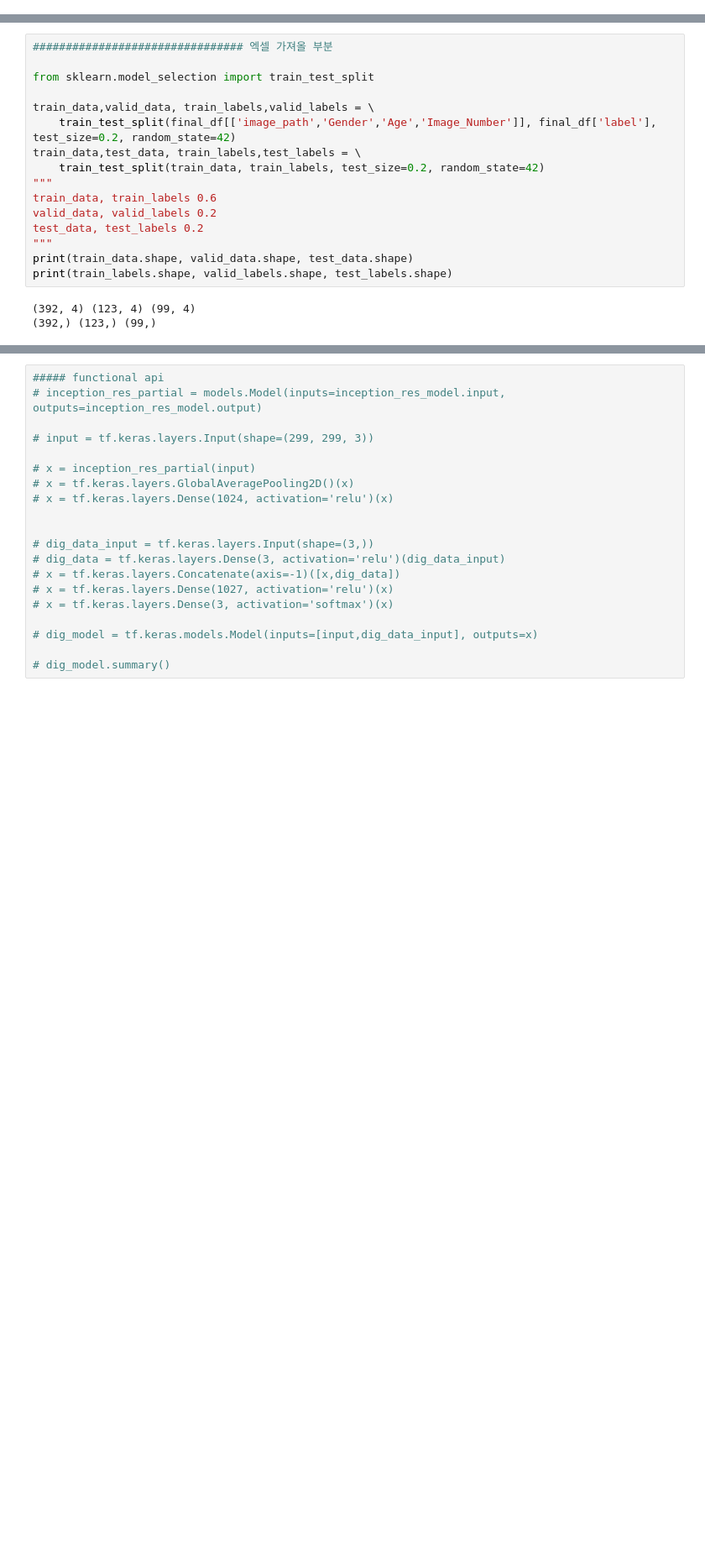
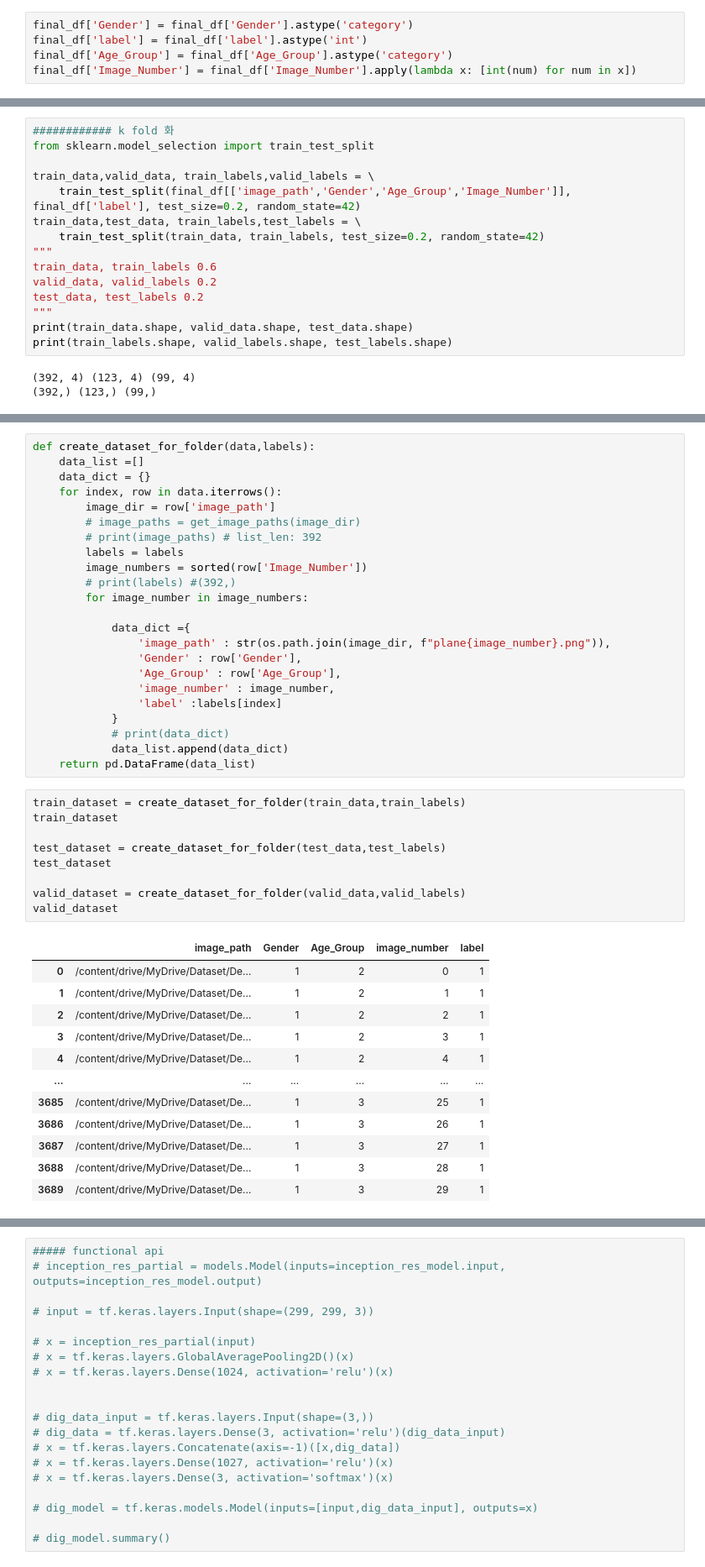
Before and after one commit to Dementia-Diagnosis-Project/memoria_AI, a Jupyter notebook: dementia_implementation.ipynb, the cells around one changed output, grey strips where cells are left out. Shown at 84% size. Cells and saved outputs as stored; diff of their text form; blank space fills up the shorter version.

```diff
--- a/dementia_implementation.ipynb
+++ b/dementia_implementation.ipynb
@@ -177 +209,6 @@ len(final_df[(final_df['Gender']== 1) & (final_df['label']==0)])
+# %%
+final_df['Gender'] = final_df['Gender'].astype('category')
+final_df['label'] = final_df['label'].astype('int')
+final_df['Age_Group'] = final_df['Age_Group'].astype('category')
+final_df['Image_Number'] = final_df['Image_Number'].apply(lambda x: [int(num) for num in x])
 # %%
@@ -232,10 +242,9 @@ memory usage: 24.1+ KB
 # %%
-################################ 엑셀 가져올 부분
-
+############ k fold 화
 from sklearn.model_selection import train_test_split
 
 train_data,valid_data, train_labels,valid_labels = \
-    train_test_split(final_df[['image_path','Gender','Age','Image_Number']], final_df['label'], test_size=0.2, random_state=42)
+    train_test_split(final_df[['image_path','Gender','Age_Group','Image_Number']], final_df['label'], test_size=0.2, random_state=42)
 train_data,test_data, train_labels,test_labels = \
     train_test_split(train_data, train_labels, test_size=0.2, random_state=42)
 """
@@ -254,0 +338,45 @@ print(type(train_data.iloc[0,0]))
+# %%
+def create_dataset_for_folder(data,labels):
+    data_list =[]
+    data_dict = {}
+    for index, row in data.iterrows():
+        image_dir = row['image_path']
+        # image_paths = get_image_paths(image_dir)
+        # print(image_paths) # list_len: 392
+        labels = labels
+        image_numbers = sorted(row['Image_Number'])
+        # print(labels) #(392,)
+        for image_number in image_numbers:
+
+            data_dict ={
+                'image_path' : str(os.path.join(image_dir, f"plane{image_number}.png")),
+                'Gender' : row['Gender'],
+                'Age_Group' : row['Age_Group'],
+                'image_number' : image_number,
+                'label' :labels[index]
+            }
+            # print(data_dict)
+            data_list.append(data_dict)
+    return pd.DataFrame(data_list)
+# %%
+train_dataset = create_dataset_for_folder(train_data,train_labels)
+train_dataset
+
+test_dataset = create_dataset_for_folder(test_data,test_labels)
+test_dataset
+
+valid_dataset = create_dataset_for_folder(valid_data,valid_labels)
+valid_dataset
+# %% [output]
+|  | image_path | Gender | Age_Group | image_number | label |
+| 0 | /content/drive/MyDrive/Dataset/De... | 1 | 2 | 0 | 1 |
+| 1 | /content/drive/MyDrive/Dataset/De... | 1 | 2 | 1 | 1 |
+| 2 | /content/drive/MyDrive/Dataset/De... | 1 | 2 | 2 | 1 |
+| 3 | /content/drive/MyDrive/Dataset/De... | 1 | 2 | 3 | 1 |
+| 4 | /content/drive/MyDrive/Dataset/De... | 1 | 2 | 4 | 1 |
+| ... | ... | ... | ... | ... | ... |
+| 3685 | /content/drive/MyDrive/Dataset/De... | 1 | 3 | 25 | 1 |
+| 3686 | /content/drive/MyDrive/Dataset/De... | 1 | 3 | 26 | 1 |
+| 3687 | /content/drive/MyDrive/Dataset/De... | 1 | 3 | 27 | 1 |
+| 3688 | /content/drive/MyDrive/Dataset/De... | 1 | 3 | 28 | 1 |
+| 3689 | /content/drive/MyDrive/Dataset/De... | 1 | 3 | 29 | 1 |
```
Also changed, not shown: parts of 44 cells of this notebook.
